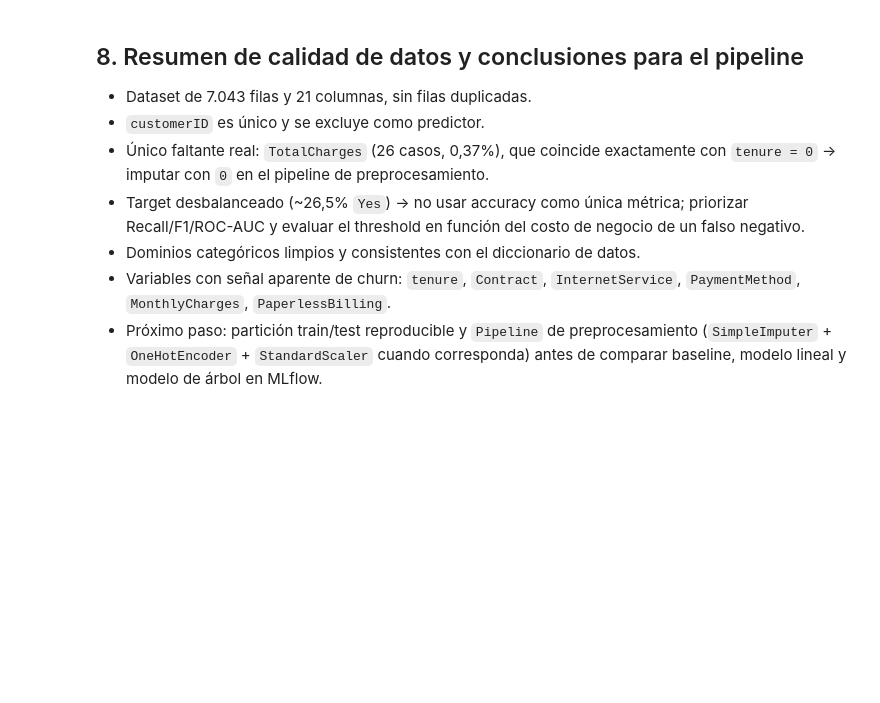
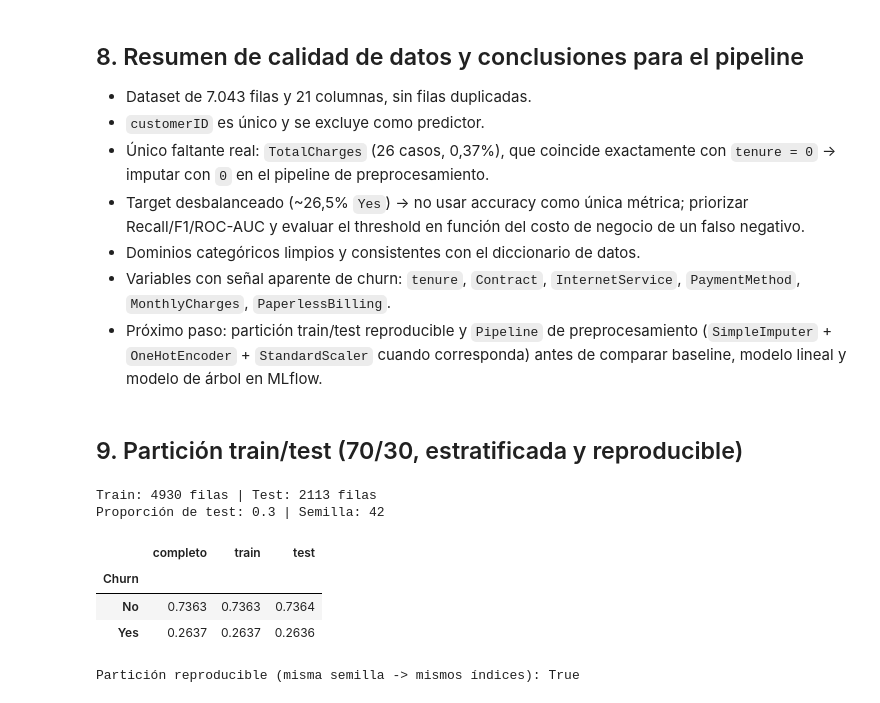
Before and after one commit to MauriChocho/Customer_Churn, a Jupyter notebook: notebooks/01_eda.ipynb, the cells around one changed output. Saved outputs shown, nothing was run; the diff lists cells and outputs as text; code cells hidden in the pictures; blank space fills up the shorter version.

```diff
--- a/notebooks/01_eda.ipynb
+++ b/notebooks/01_eda.ipynb
@@ -229,3 +229,32 @@ Los dominios observados coinciden con `metadata/data_dictionary.csv`: no aparece
 - Dominios categóricos limpios y consistentes con el diccionario de datos.
 - Variables con señal aparente de churn: `tenure`, `Contract`, `InternetService`, `PaymentMethod`, `MonthlyCharges`, `PaperlessBilling`.
 - Próximo paso: partición train/test reproducible y `Pipeline` de preprocesamiento (`SimpleImputer` + `OneHotEncoder` + `StandardScaler` cuando corresponda) antes de comparar baseline, modelo lineal y modelo de árbol en MLflow.
+# %% [markdown]
+## 9. Partición train/test (70/30, estratificada y reproducible)
+# %%
+from src.data.particion import particionar_train_test, PROPORCION_TEST, SEMILLA_ALEATORIA
+
+df_train, df_test = particionar_train_test(df)
+print(f"Train: {df_train.shape[0]} filas | Test: {df_test.shape[0]} filas")
+print(f"Proporción de test: {PROPORCION_TEST} | Semilla: {SEMILLA_ALEATORIA}")
+# %% [output]
+Train: 4930 filas | Test: 2113 filas
+Proporción de test: 0.3 | Semilla: 42
+# %%
+proporcion_churn_por_conjunto = pd.DataFrame({
+    "completo": df[COLUMNA_TARGET].value_counts(normalize=True),
+    "train": df_train[COLUMNA_TARGET].value_counts(normalize=True),
+    "test": df_test[COLUMNA_TARGET].value_counts(normalize=True),
+}).round(4)
+proporcion_churn_por_conjunto
+# %% [output]
+|  | completo | train | test |
+| Churn |  |  |  |
+| No | 0.7363 | 0.7363 | 0.7364 |
+| Yes | 0.2637 | 0.2637 | 0.2636 |
+# %%
+df_train_repetido, df_test_repetido = particionar_train_test(df)
+print("Partición reproducible (misma semilla -> mismos índices):",
+      df_train.index.equals(df_train_repetido.index) and df_test.index.equals(df_test_repetido.index))
+# %% [output]
+Partición reproducible (misma semilla -> mismos índices): True
```
Also changed, not shown: parts of 1 cell of this notebook, 1 other file.
